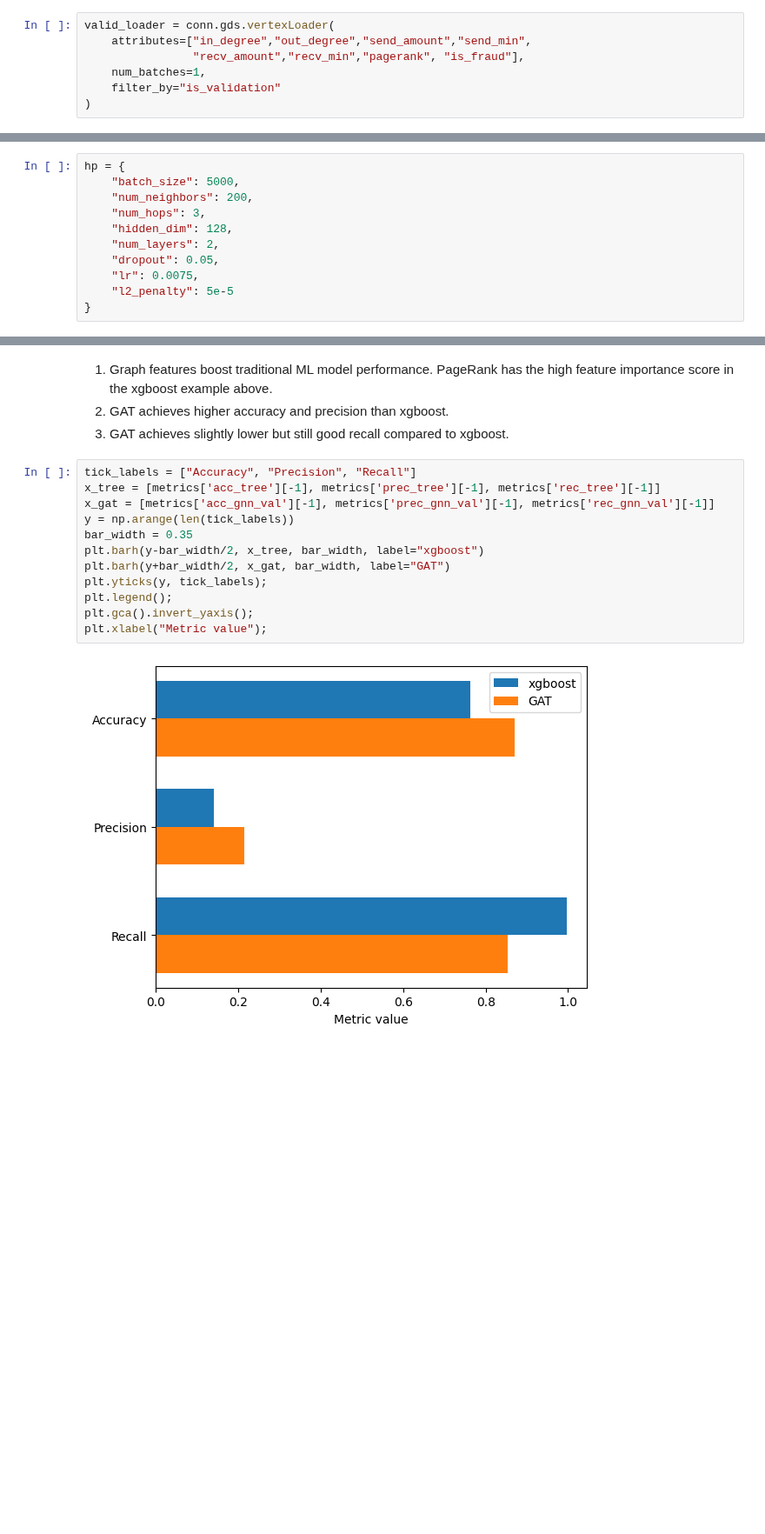
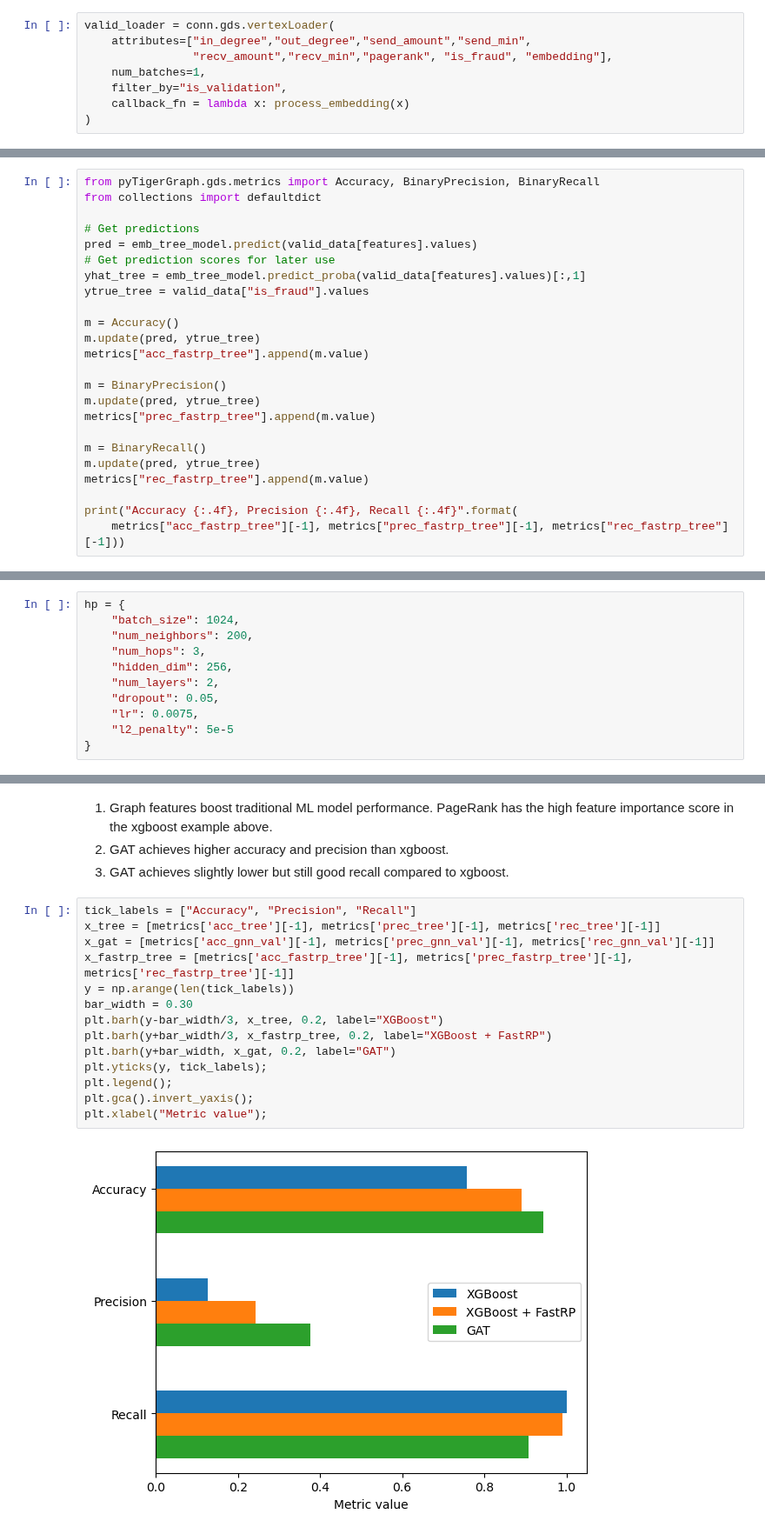
Before and after one commit to tigergraph/graph-ml-notebooks, a Jupyter notebook: applications/fraud_detection/fraud_detection.ipynb, the cells around one changed output, grey strips where cells are left out. Shown at 87% size. Drawn from its saved outputs; the diff is of its cells as text; blank space fills up the shorter version.

Commit message:
feat(fastrp_embedding): add fast rp embeddings to xgboost

```diff
--- a/applications/fraud_detection/fraud_detection.ipynb
+++ b/applications/fraud_detection/fraud_detection.ipynb
@@ -159,9 +188,10 @@ Query installation finished.
 # %%
 valid_loader = conn.gds.vertexLoader(
     attributes=["in_degree","out_degree","send_amount","send_min",
-                "recv_amount","recv_min","pagerank", "is_fraud"],
+                "recv_amount","recv_min","pagerank", "is_fraud", "embedding"],
     num_batches=1,
-    filter_by="is_validation"
+    filter_by="is_validation",
+    callback_fn = lambda x: process_embedding(x)
 )
 # %% [markdown]
 Get train/valid data
@@ -243,0 +299,24 @@ Accuracy 0.7622, Precision 0.1412, Recall 0.9960
+# %%
+from pyTigerGraph.gds.metrics import Accuracy, BinaryPrecision, BinaryRecall
+from collections import defaultdict
+
+# Get predictions
+pred = emb_tree_model.predict(valid_data[features].values)
+# Get prediction scores for later use
+yhat_tree = emb_tree_model.predict_proba(valid_data[features].values)[:,1]
+ytrue_tree = valid_data["is_fraud"].values
+
+m = Accuracy()
+m.update(pred, ytrue_tree)
+metrics["acc_fastrp_tree"].append(m.value)
+
+m = BinaryPrecision()
+m.update(pred, ytrue_tree)
+metrics["prec_fastrp_tree"].append(m.value)
+
+m = BinaryRecall()
+m.update(pred, ytrue_tree)
+metrics["rec_fastrp_tree"].append(m.value)
+
+print("Accuracy {:.4f}, Precision {:.4f}, Recall {:.4f}".format(
+    metrics["acc_fastrp_tree"][-1], metrics["prec_fastrp_tree"][-1], metrics["rec_fastrp_tree"][-1]))
@@ -259,10 +358,10 @@ plt.xlabel("feature importance score");
 Hyperparameters for the model and training environment
 # %%
 hp = {
-    "batch_size": 5000,
+    "batch_size": 1024,
     "num_neighbors": 200,
     "num_hops": 3,
-    "hidden_dim": 128,
+    "hidden_dim": 256,
     "num_layers": 2,
     "dropout": 0.05,
     "lr": 0.0075,
@@ -491,14 +587,16 @@ plt.xlabel("feature importance score");
 # %%
 tick_labels = ["Accuracy", "Precision", "Recall"]
 x_tree = [metrics['acc_tree'][-1], metrics['prec_tree'][-1], metrics['rec_tree'][-1]]
 x_gat = [metrics['acc_gnn_val'][-1], metrics['prec_gnn_val'][-1], metrics['rec_gnn_val'][-1]]
+x_fastrp_tree = [metrics['acc_fastrp_tree'][-1], metrics['prec_fastrp_tree'][-1], metrics['rec_fastrp_tree'][-1]]
 y = np.arange(len(tick_labels))
-bar_width = 0.35
-plt.barh(y-bar_width/2, x_tree, bar_width, label="xgboost")
-plt.barh(y+bar_width/2, x_gat, bar_width, label="GAT")
+bar_width = 0.30
+plt.barh(y-bar_width/3, x_tree, 0.2, label="XGBoost")
+plt.barh(y+bar_width/3, x_fastrp_tree, 0.2, label="XGBoost + FastRP")
+plt.barh(y+bar_width, x_gat, 0.2, label="GAT")
 plt.yticks(y, tick_labels);
 plt.legend();
 plt.gca().invert_yaxis();
 plt.xlabel("Metric value");
 # %% [output]
-[figure, old version]
+[figure, new version]
```
Also changed, not shown: parts of 26 cells of this notebook.
